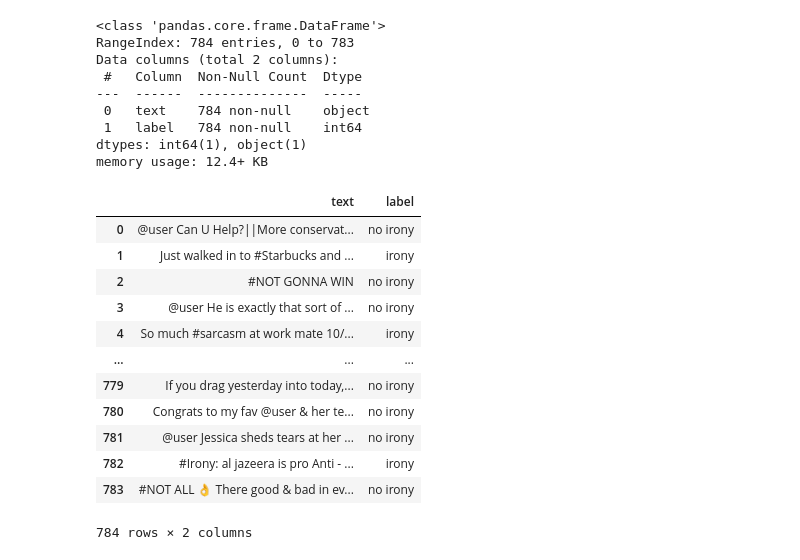
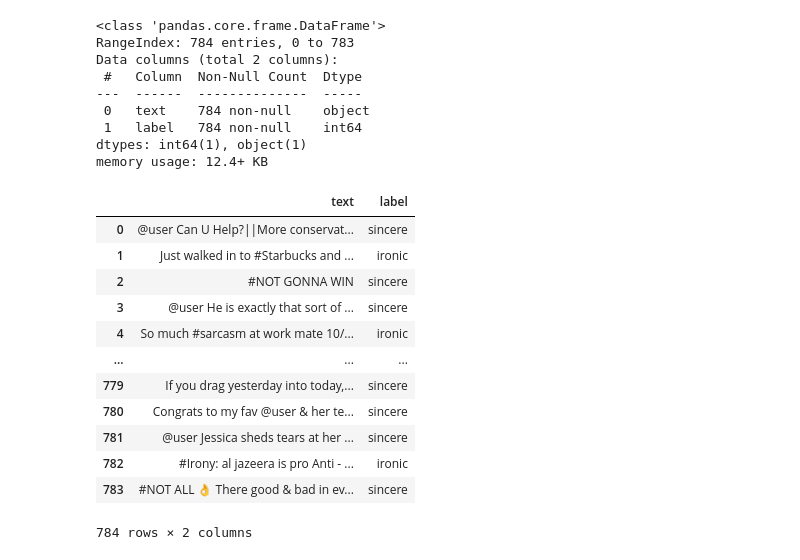
Before and after one commit to RafaelBastos44/TCC, a Jupyter notebook: text_classification/LLMs/local_llms/deepseek/deepseekR1_ZS_binary3.ipynb, the cells around one changed output. Saved outputs shown, nothing was run; the diff lists cells and outputs as text; code cells hidden in the pictures.

```diff
--- a/text_classification/LLMs/local_llms/deepseek/deepseekR1_ZS_binary3.ipynb
+++ b/text_classification/LLMs/local_llms/deepseek/deepseekR1_ZS_binary3.ipynb
@@ -25,24 +26,24 @@ Data columns (total 2 columns):
 dtypes: int64(1), object(1)
 memory usage: 12.4+ KB
 # %%
-test['label'] = test['label'].apply(lambda x: 'irony' if x == 1 else 'no irony')
+test['label'] = test['label'].apply(lambda x: 'ironic' if x == 1 else 'sincere')
 
 labels = test['label'].unique()
 
 test
 # %% [output]
 |  | text | label |
-| 0 | @user Can U Help?||More conservat... | no irony |
-| 1 | Just walked in to #Starbucks and ... | irony |
-| 2 | #NOT GONNA WIN | no irony |
-| 3 | @user He is exactly that sort of ... | no irony |
-| 4 | So much #sarcasm at work mate 10/... | irony |
+| 0 | @user Can U Help?||More conservat... | sincere |
+| 1 | Just walked in to #Starbucks and ... | ironic |
+| 2 | #NOT GONNA WIN | sincere |
+| 3 | @user He is exactly that sort of ... | sincere |
+| 4 | So much #sarcasm at work mate 10/... | ironic |
 | ... | ... | ... |
-| 779 | If you drag yesterday into today,... | no irony |
-| 780 | Congrats to my fav @user & her te... | no irony |
-| 781 | @user Jessica sheds tears at her ... | no irony |
-| 782 | #Irony: al jazeera is pro Anti - ... | irony |
-| 783 | #NOT ALL 👌 There good & bad in ev... | no irony |
+| 779 | If you drag yesterday into today,... | sincere |
+| 780 | Congrats to my fav @user & her te... | sincere |
+| 781 | @user Jessica sheds tears at her ... | sincere |
+| 782 | #Irony: al jazeera is pro Anti - ... | ironic |
+| 783 | #NOT ALL 👌 There good & bad in ev... | sincere |
 784 rows × 2 columns
 # %%
 def get_ollama_memory_usage(port=11434):
```
Also changed, not shown: parts of 9 cells of this notebook, 20 other files.
